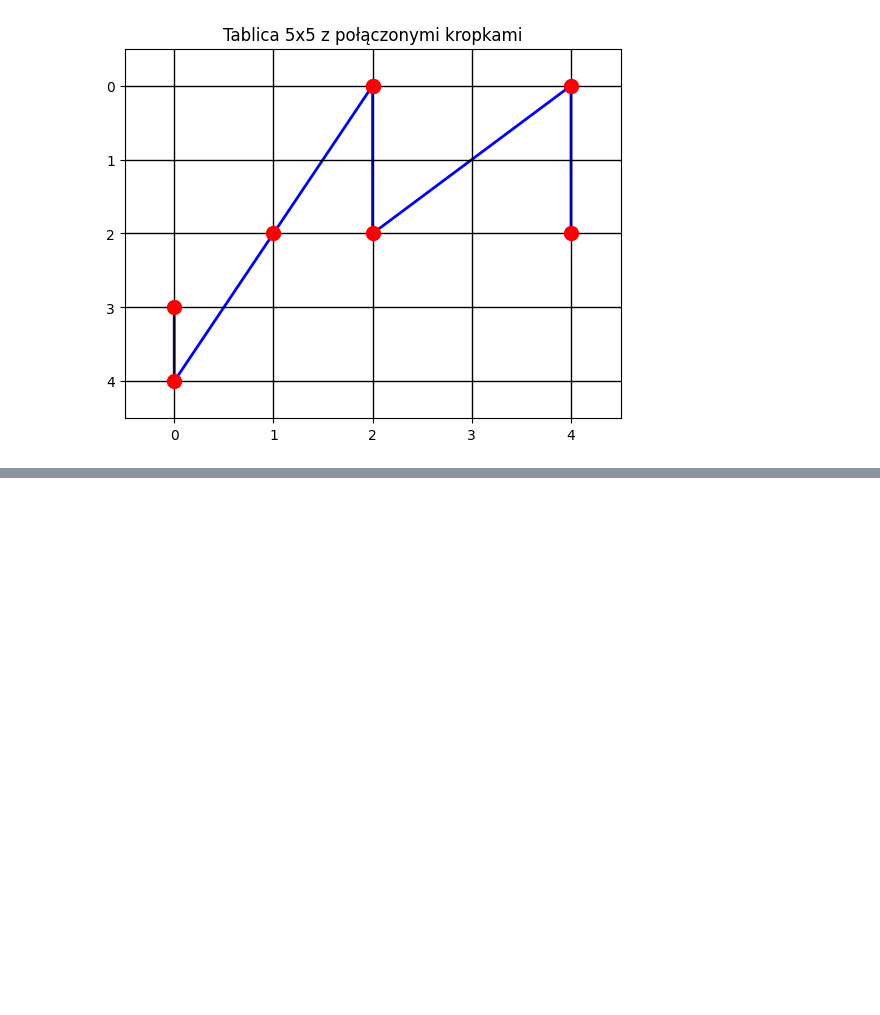
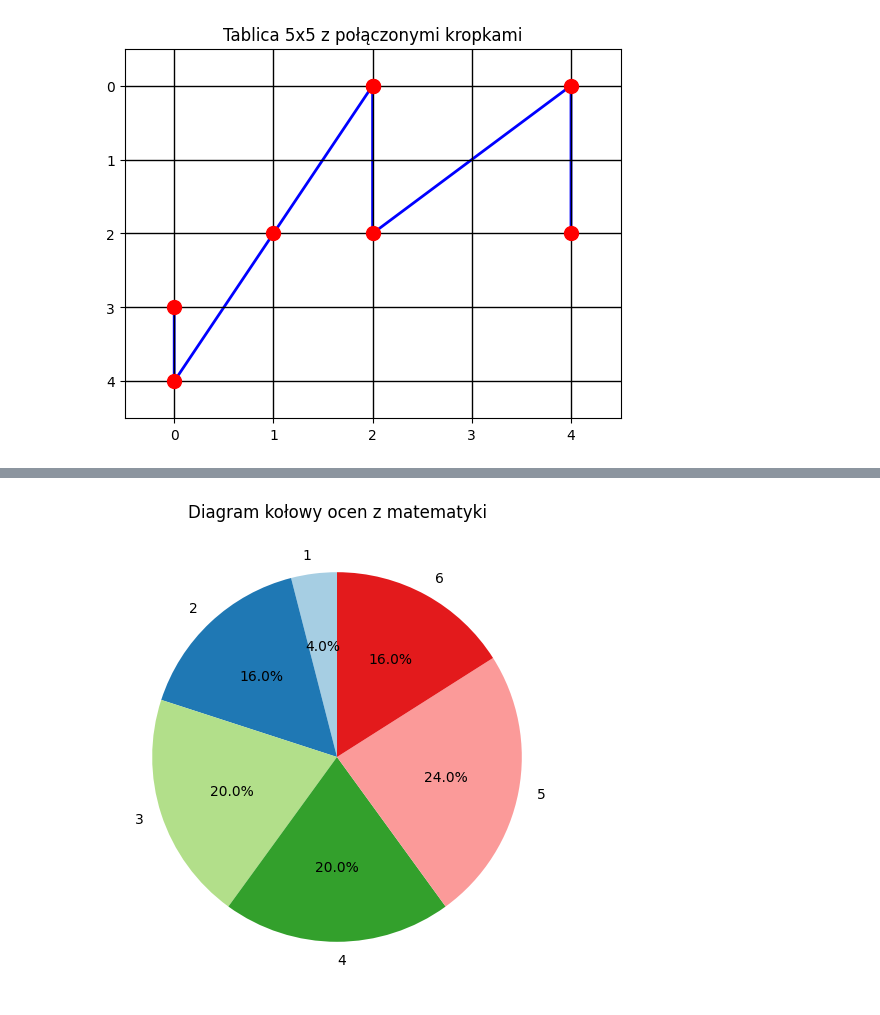
Before and after one commit to misioskyyy/codingGigants, a Jupyter notebook: matplotlib.ipynb, the cells around one changed output, grey strips where cells are left out. Cells and saved outputs as stored; diff of their text form; code cells hidden in the pictures; blank space fills up the shorter version.

```diff
--- a/matplotlib.ipynb
+++ b/matplotlib.ipynb
@@ -70,0 +93,22 @@ plt.show()
+# %%
+import numpy as np
+import matplotlib.pyplot as plt
+
+# Generowanie losowych ocen dla 25 uczniów (oceny od 1 do 6)
+np.random.seed(42)  # Ustawienie ziarna losowości dla powtarzalności wyników
+oceny = np.random.randint(1, 7, 25)  # Losowe oceny w zakresie 1-6
+
+# Zliczenie liczby wystąpień poszczególnych ocen
+unique, counts = np.unique(oceny, return_counts=True)
+
+# Tworzenie diagramu kołowego
+plt.figure(figsize=(6, 6))
+plt.pie(counts, labels=unique, autopct='%1.1f%%', colors=plt.cm.Paired.colors, startangle=90)
+
+# Ustawienia wykresu
+plt.title("Diagram kołowy ocen z matematyki")
+
+# Wyświetlenie wykresu
+plt.show()
+# %% [output]
+[figure, added]
```
Also changed, not shown: parts of 1 cell of this notebook.
